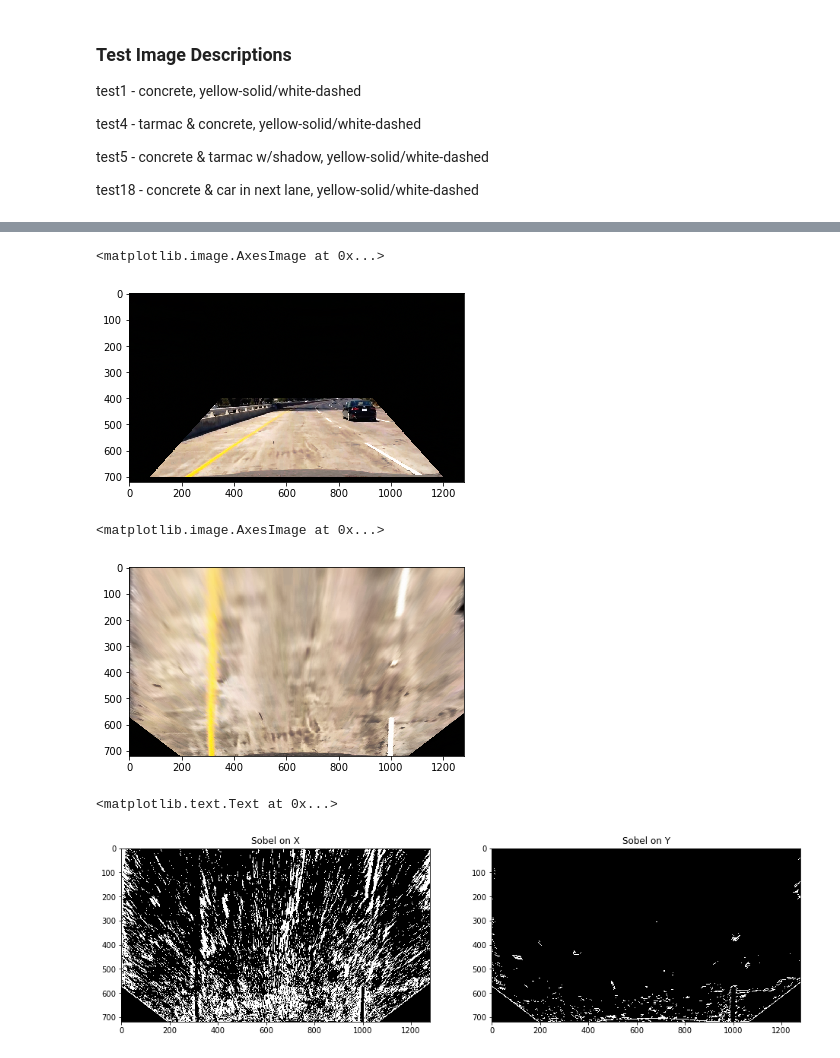
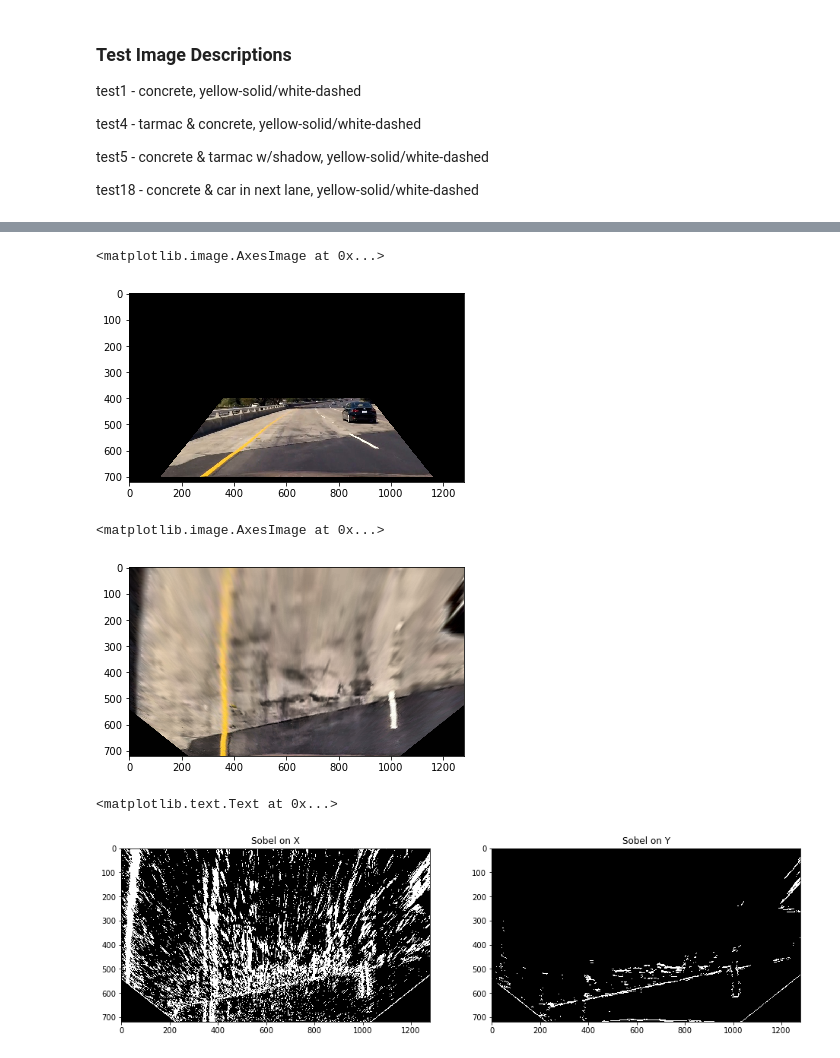
Before and after one commit to rubiruchi/SDND-Advanced_Lane_Finding, a Jupyter notebook: model_testing.ipynb, the cells around one changed output, grey strips where cells are left out. Drawn from its saved outputs; the diff is of its cells as text; code cells hidden in the pictures.

```diff
--- a/model_testing.ipynb
+++ b/model_testing.ipynb
@@ -169,7 +169,7 @@ def set_mask(img):
     formed from `vertices`. The rest of the image is set to black.
     """
 
-    vertices = np.array([[(80,700), (350,400), (930,400), (1200,700)]])
+    vertices = np.array([[(120,700), (360,400), (920,400), (1160,700)]])
     #defining a blank mask to start with
     mask = np.zeros_like(img)
 
@@ -281,7 +281,7 @@ test5 - concrete & tarmac w/shadow, yellow-solid/white-dashed
 
 test18 - concrete & car in next lane, yellow-solid/white-dashed
 # %%
-img_name = 'test18'
+img_name = 'test17'
 # %%
 test_image = plt.imread('test_images/{}.jpg'.format(img_name))
 #test_image = convert_to_grayscale(test_image, in_type = 'RGB')
@@ -301,17 +295,17 @@ plt.imshow(undistorted)
 # %%
 #masked_warped = img_as_ubyte(equalize_adapthist(rescale_intensity(perspective_transform(set_mask(undistorted), M))))
-masked = set_mask(undistorted)
+masked = set_mask(undistorted_og)
 masked_warped = img_as_ubyte(equalize_adapthist(rescale_intensity(perspective_transform(masked, M))))
 #masked_warped = perspective_transform(masked, M)
 plt.imshow(masked)
 # %% [output]
 <matplotlib.image.AxesImage at 0x...>
-[figure, old version]
+[figure, new version]
 # %%
 plt.imshow(masked_warped)
 # %% [output]
 <matplotlib.image.AxesImage at 0x...>
-[figure, old version]
+[figure, new version]
 # %%
 threshx = (5, 255)
 threshy = (20, 255)
@@ -324,7 +318,7 @@ ax2.imshow(sobely, cmap = 'gray')
 ax2.set_title('Sobel on Y')
 # %% [output]
 <matplotlib.text.Text at 0x...>
-[figure, old version]
+[figure, new version]
 # %%
 threshmag = (10, 255)
 mag = mag_thresh(convert_to_grayscale(masked_warped, in_type = 'RGB'), thresh = threshmag)
```
Also changed, not shown: parts of 27 cells of this notebook, 4 other files.
